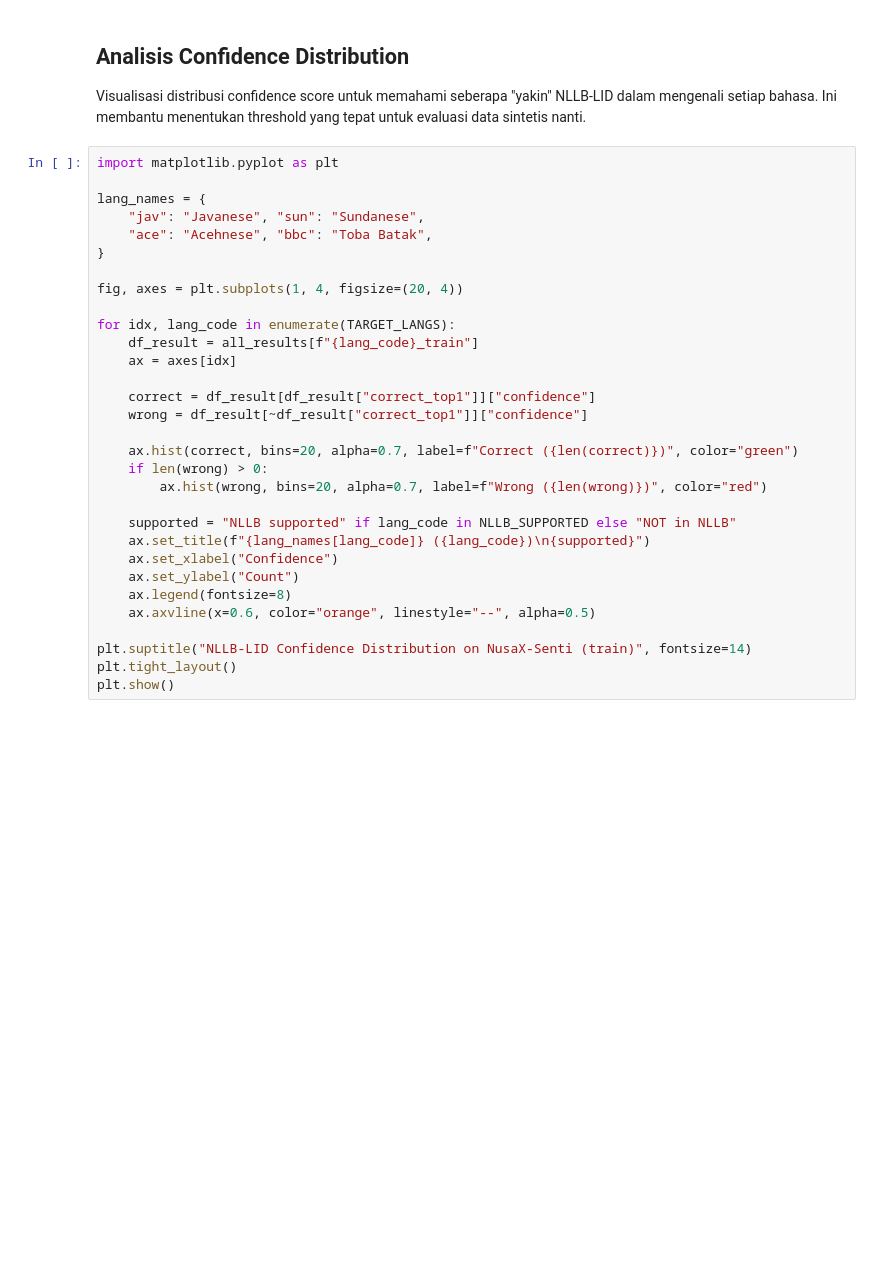
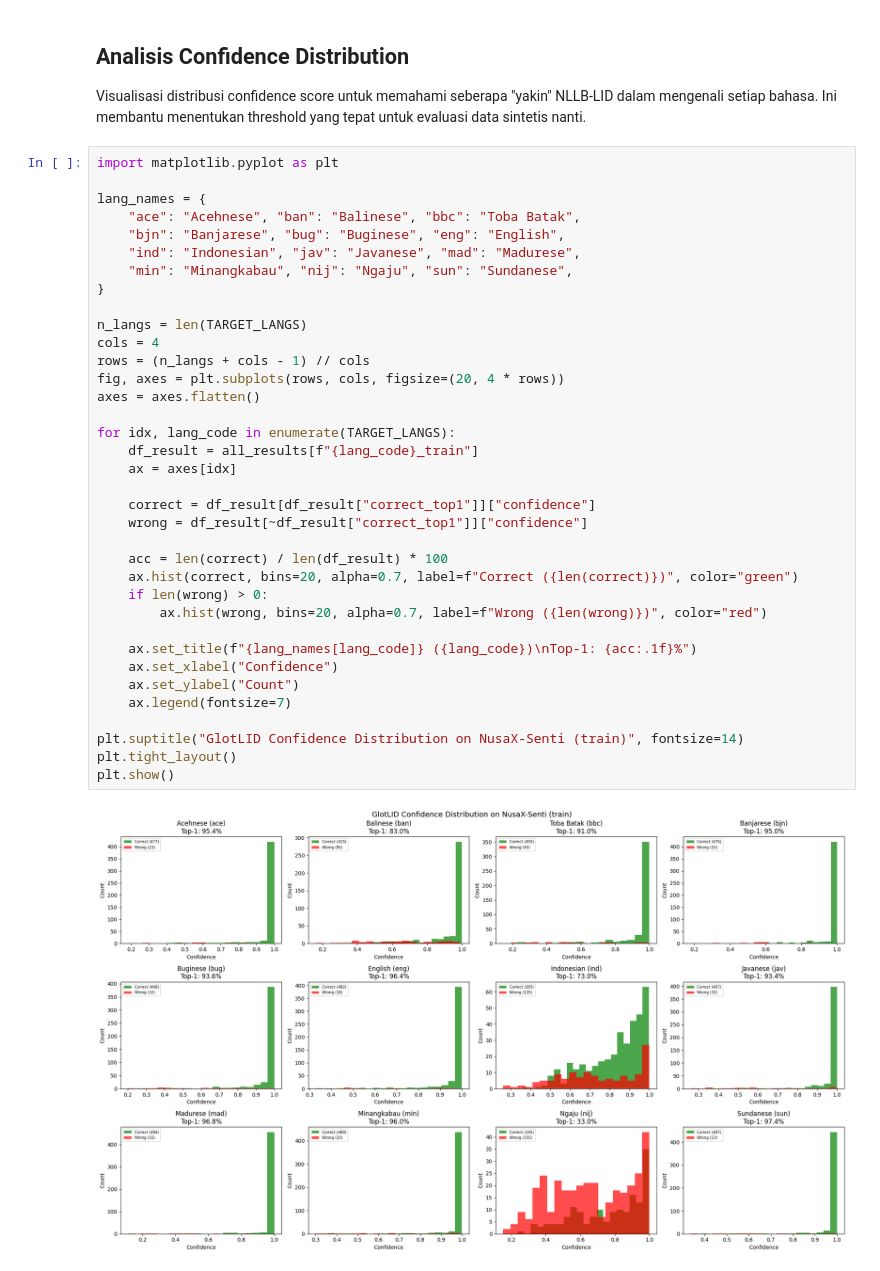
Before and after one commit to Michs224/MAGenerator, a Jupyter notebook: notebook/eval.ipynb, the cells around one changed output. Drawn from its saved outputs; the diff is of its cells as text; blank space fills up the shorter version.

```diff
--- a/notebook/eval.ipynb
+++ b/notebook/eval.ipynb
@@ -256,31 +279,38 @@ dalam mengenali setiap bahasa. Ini membantu menentukan threshold yang tepat untu
 # %%
 import matplotlib.pyplot as plt
 
 lang_names = {
-    "jav": "Javanese", "sun": "Sundanese",
-    "ace": "Acehnese", "bbc": "Toba Batak",
+    "ace": "Acehnese", "ban": "Balinese", "bbc": "Toba Batak",
+    "bjn": "Banjarese", "bug": "Buginese", "eng": "English",
+    "ind": "Indonesian", "jav": "Javanese", "mad": "Madurese",
+    "min": "Minangkabau", "nij": "Ngaju", "sun": "Sundanese",
 }
 
-fig, axes = plt.subplots(1, 4, figsize=(20, 4))
+n_langs = len(TARGET_LANGS)
+cols = 4
+rows = (n_langs + cols - 1) // cols
+fig, axes = plt.subplots(rows, cols, figsize=(20, 4 * rows))
+axes = axes.flatten()
 
 for idx, lang_code in enumerate(TARGET_LANGS):
     df_result = all_results[f"{lang_code}_train"]
     ax = axes[idx]
 
     correct = df_result[df_result["correct_top1"]]["confidence"]
     wrong = df_result[~df_result["correct_top1"]]["confidence"]
 
+    acc = len(correct) / len(df_result) * 100
     ax.hist(correct, bins=20, alpha=0.7, label=f"Correct ({len(correct)})", color="green")
     if len(wrong) > 0:
         ax.hist(wrong, bins=20, alpha=0.7, label=f"Wrong ({len(wrong)})", color="red")
 
-    supported = "NLLB supported" if lang_code in NLLB_SUPPORTED else "NOT in NLLB"
-    ax.set_title(f"{lang_names[lang_code]} ({lang_code})\n{supported}")
+    ax.set_title(f"{lang_names[lang_code]} ({lang_code})\nTop-1: {acc:.1f}%")
     ax.set_xlabel("Confidence")
     ax.set_ylabel("Count")
-    ax.legend(fontsize=8)
-    ax.axvline(x=0.6, color="orange", linestyle="--", alpha=0.5)
+    ax.legend(fontsize=7)
 
-plt.suptitle("NLLB-LID Confidence Distribution on NusaX-Senti (train)", fontsize=14)
+plt.suptitle("GlotLID Confidence Distribution on NusaX-Senti (train)", fontsize=14)
 plt.tight_layout()
 plt.show()
+# %% [output]
+[figure, added]
```
Also changed, not shown: parts of 10 cells of this notebook, 8 other files.
